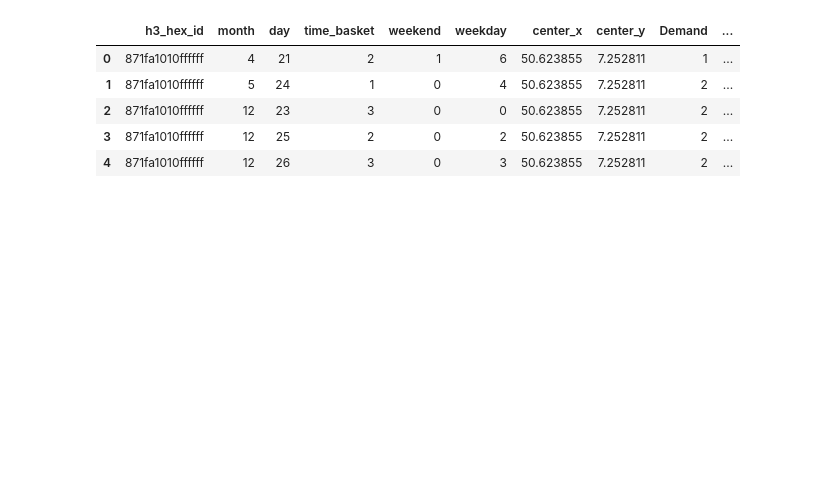
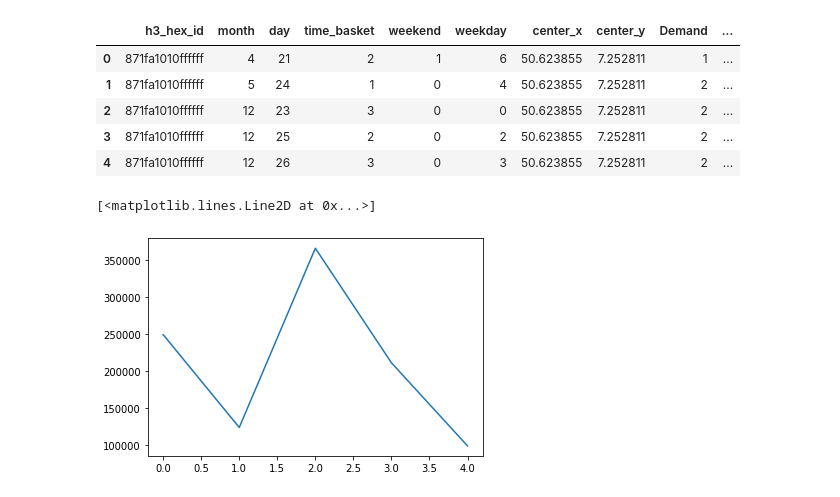
Before and after one commit to ey96/CallABike_Analytics, a Jupyter notebook: 04_SVR .ipynb, the cells around one changed output. Cells and saved outputs as stored; diff of their text form; code cells hidden in the pictures; blank space fills up the shorter version.

```diff
--- a/04_SVR .ipynb
+++ b/04_SVR .ipynb
@@ -216,5 +227,15 @@ df_demand.head()
 | 4 | 871fa1010ffffff | 12 | 26 | 3 | 0 | 3 | 50.623855 | 7.252811 | 2 | ... |
 # %%
 # create new feature for better prediction results
-df_demand["distanceToCentralStation"] = df_demand[["center_x","center_y"]].apply(
+df_demand["distanceToCentralStation"] = df_demand[["hex_center_x","hex_center_y"]].apply(
     lambda x: vincenty([x[0], x[1]], [50.731944, 7.096944]), axis=1)
+df_demand["distanceToUniversity"] = df_demand[["center_x","center_y"]].apply(
+    lambda x: vincenty([x[0], x[1]], [50.72682, 7.0888]), axis=1)
+# %%
+a = df_demand.groupby(["time_basket"]).sum()
+a.reset_index(inplace=True)
+plt.plot(a["time_basket"], a["Demand"])
+# timeBasket = 2: 13-18 - "isAfternoon" might be a good feature
+# %% [output]
+[<matplotlib.lines.Line2D at 0x...>]
+[figure, added]
```
Also changed, not shown: parts of 14 cells of this notebook.
